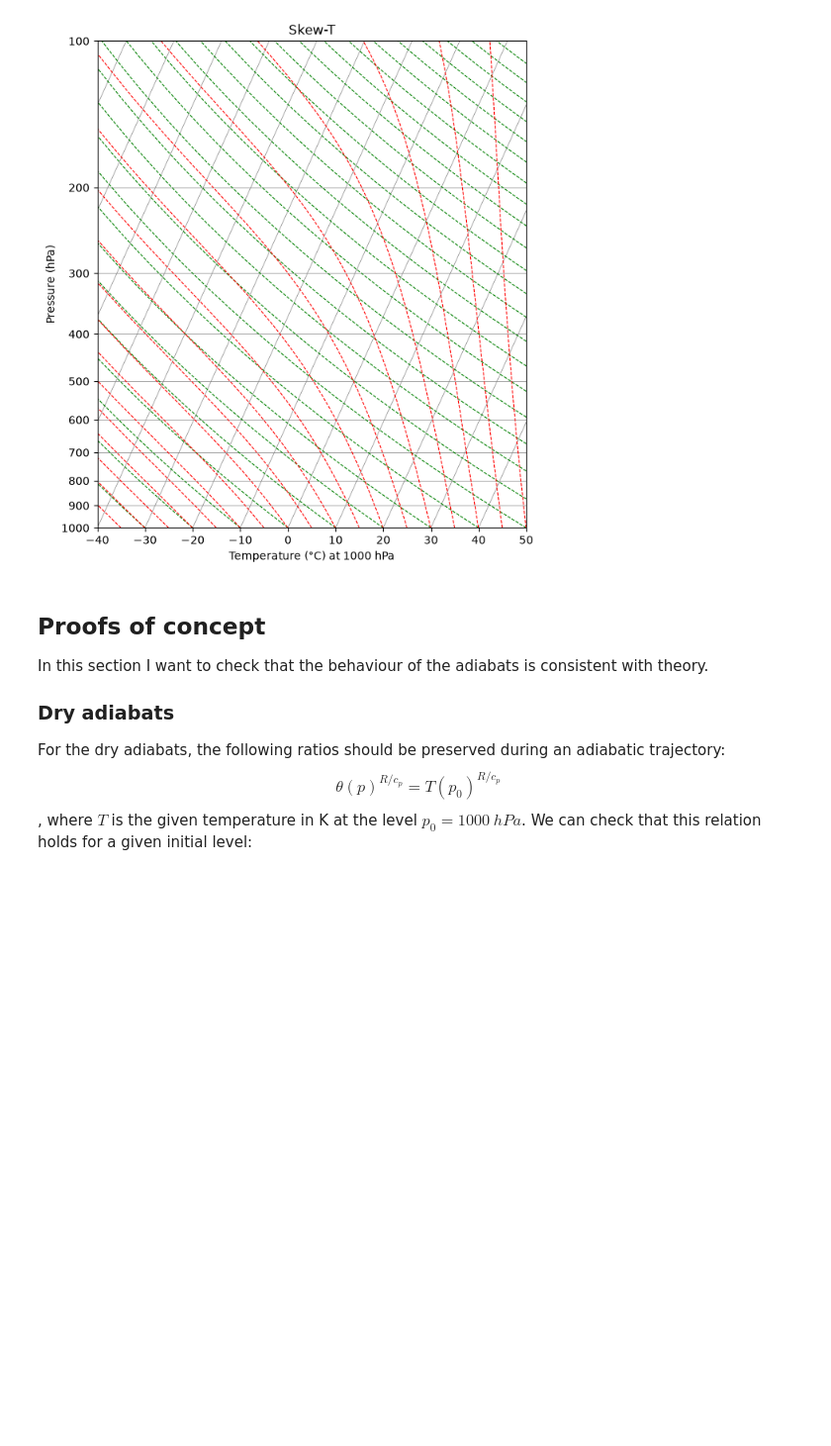
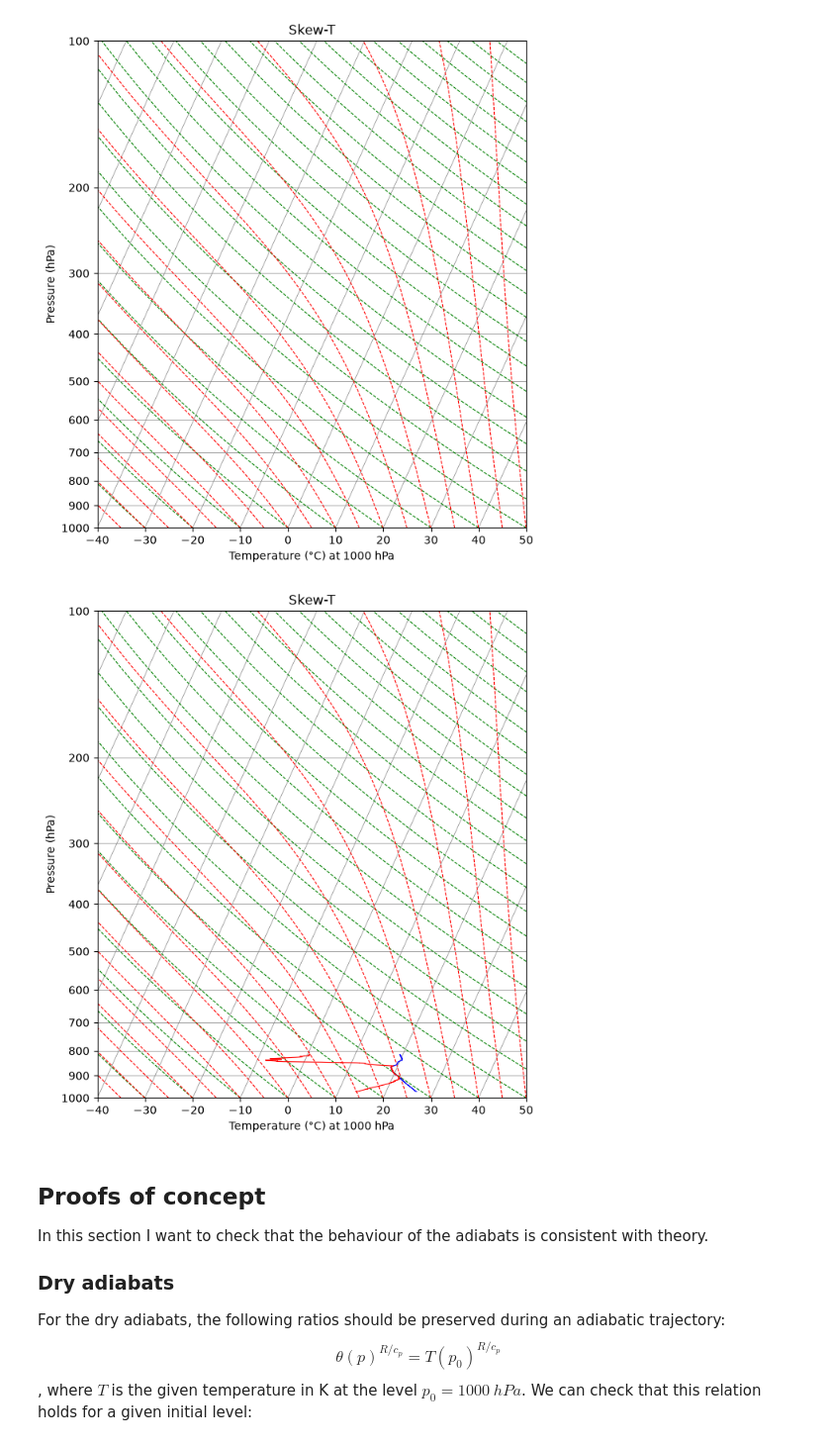
Before and after one commit to Chely-beep/METR5003, a Jupyter notebook: lab_3.ipynb, the cells around one changed output. Shown at 99% size. Saved outputs shown, nothing was run; the diff lists cells and outputs as text; code cells hidden in the pictures; blank space fills up the shorter version.

```diff
--- a/lab_3.ipynb
+++ b/lab_3.ipynb
@@ -178,6 +184,102 @@ ax.set_title("Skew-T")
 plt.show()
 # %% [output]
 [figure]
+# %%
+import pandas as pd
+profile = pd.read_csv(r"C:\Users\celia\Documents\research\METR5003\00000086_thermo_profile.csv")
+
+p_s = profile["pressure_hPa"].to_numpy()
+T_s = profile["temperature_C"].to_numpy() - 273.15
+Td_s = profile["dewpoint_C"].to_numpy() - 273.15
+# %%
+# Figure definition
+fig, ax = plt.subplots(figsize=(7, 8))
+ax.set_yscale("log") #Pressure in log (base 10) scale
+ax.set_ylim(1000, 700) # In hPa
+ax.set_xlim(-40, 50) # In Celsius
+
+# Isotherms
+for T0 in temp_IT:
+
+    T_sk = skewT(T0, pres, skew=-20)
+
+    ax.plot(
+        T_sk, pres,
+        color="grey",
+        linewidth=0.5
+    )
+
+# Isobars
+for p in pres_guides:
+    ax.axhline(
+        p,
+        color="grey",
+        linewidth=0.5
+    )
+
+# Dry adiabats
+for T0 in temp_DA:
+
+    # Temperature along the dry adiabat
+    T = pot_T(T0, pres)
+
+    # Transform into Skew-T coordinates
+    T_sk = skewT(T, pres, skew=-20)
+
+    ax.plot(
+        T_sk, pres,
+        color="green",
+        linestyle="--",
+        linewidth=0.8
+    )
+
+# Moist adiabats
+for T0 in temp_MA:
+    T_MA=[] # Array that will be filled with the moist-adiabat evolution of a parcel starting at T0, p0
+    for p0 in pres:
+        #alculating the variables for each (T,p) level
+        e_s0=e_s(T0)
+        r_s0=r_s(e_s0, p0)
+        rho0=rho(T0, p0)
+        alpha0=alpha(r_s0, T0)
+        dT_dp0=dT_dp(alpha0, rho0)
+
+        Tf = T0 + dT_dp0 * (-100) # increment of 1 hPa is 100 Pa. Negative because p decreases w height!!!
+        T_MA = np.append(T_MA, Tf) # for every level, we append the corresponding evolution of T
+        T0 = Tf # We initialize the temperature for the next iteration
+
+    # Transform into Skew-T
+    T_sk = skewT(T_MA, pres, skew=-20)
+    ax.plot(
+            T_sk, pres,
+            linestyle="--",
+            color="red",
+            linewidth=0.8)
+
+# Sounding
+T_sk_1 = skewT(T_s, p_s, skew=-20)
+T_sk_2 = skewT(Td_s, p_s, skew=-20)
+ax.plot(
+            T_sk_1, p_s,
+            color="blue",
+            linewidth=0.8)
+ax.plot(
+            T_sk_2, p_s,
+            color="red",
+            linewidth=0.8)
+
+    # Axis configuration
+ax.set_yticks(pres_guides)
+ax.set_yticklabels([str(p) for p in pres_guides]) # Use the same array as the isobars
+ax.minorticks_off()
+
+ax.set_xlabel("Temperature (°C) at 1000 hPa")
+ax.set_ylabel("Pressure (hPa)")
+ax.set_title("Skew-T")
+
+plt.show()
+# %% [output]
+[figure, added]
 # %% [markdown]
 ## Proofs of concept
 In this section I want to check that the behaviour of the adiabats is consistent with theory.
```
Also changed, not shown: parts of 3 cells of this notebook, 1 other file.
